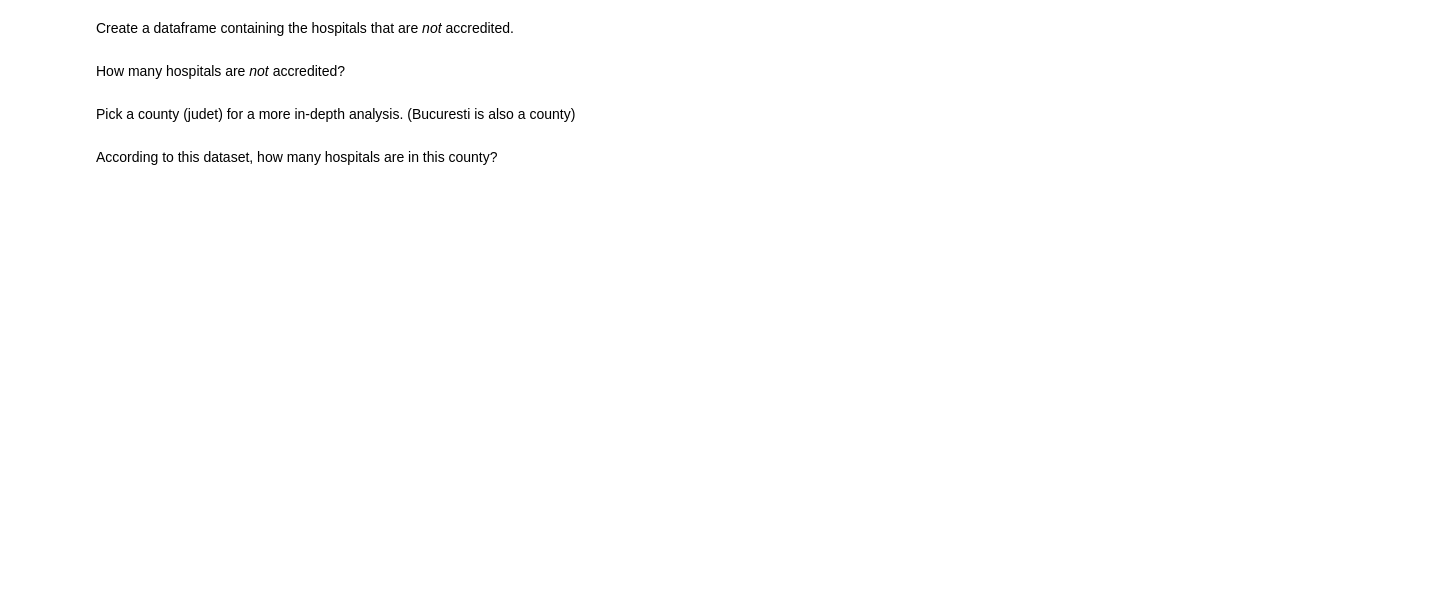
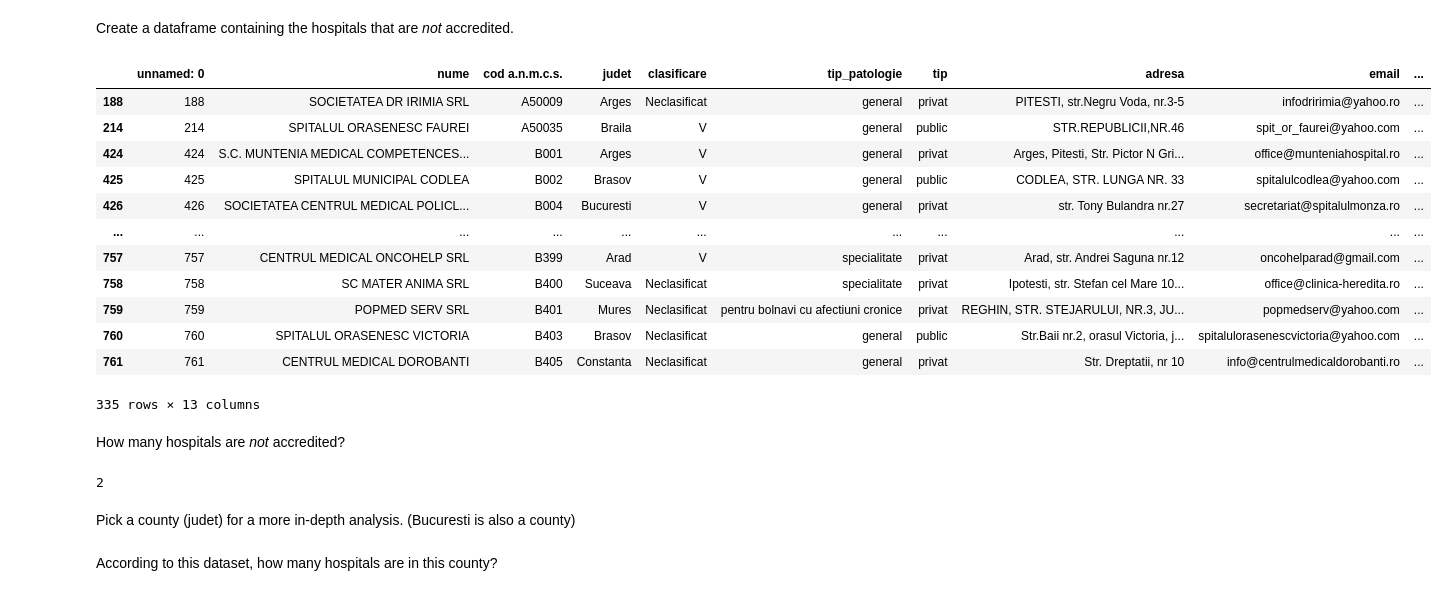
Before and after one commit to autrefois/bootcamp, a Jupyter notebook: 2022/python_workshop/notebooks/10_test.ipynb, the cells around one changed output. Cells and saved outputs as stored; diff of their text form; code cells hidden in the pictures; blank space fills up the shorter version.

```diff
--- a/2022/python_workshop/notebooks/10_test.ipynb
+++ b/2022/python_workshop/notebooks/10_test.ipynb
@@ -98,7 +201,30 @@ Inspect the values in the `acreditare_i` column + print them.
 # %% [markdown]
 Create a dataframe containing the hospitals that are *not* accredited.
+# %%
+# hospitals.head()
+hospitals[hospitals['acreditare_i'] != 'Acreditat']
+# %% [output]
+|  | unnamed: 0 | nume | cod a.n.m.c.s. | judet | clasificare | tip_patologie | tip | adresa | email | ... |
+| 188 | 188 | SOCIETATEA DR IRIMIA SRL | A50009 | Arges | Neclasificat | general | privat | PITESTI, str.Negru Voda, nr.3-5 | infodririmia@yahoo.ro | ... |
+| 214 | 214 | SPITALUL ORASENESC FAUREI | A50035 | Braila | V | general | public | STR.REPUBLICII,NR.46 | spit_or_faurei@yahoo.com | ... |
+| 424 | 424 | S.C. MUNTENIA MEDICAL COMPETENCES... | B001 | Arges | V | general | privat | Arges, Pitesti, Str. Pictor N Gri... | office@munteniahospital.ro | ... |
+| 425 | 425 | SPITALUL MUNICIPAL CODLEA | B002 | Brasov | V | general | public | CODLEA, STR. LUNGA NR. 33 | spitalulcodlea@yahoo.com | ... |
+| 426 | 426 | SOCIETATEA CENTRUL MEDICAL POLICL... | B004 | Bucuresti | V | general | privat | str. Tony Bulandra nr.27 | secretariat@spitalulmonza.ro | ... |
+| ... | ... | ... | ... | ... | ... | ... | ... | ... | ... | ... |
+| 757 | 757 | CENTRUL MEDICAL ONCOHELP SRL | B399 | Arad | V | specialitate | privat | Arad, str. Andrei Saguna nr.12 | oncohelparad@gmail.com | ... |
+| 758 | 758 | SC MATER ANIMA SRL | B400 | Suceava | Neclasificat | specialitate | privat | Ipotesti, str. Stefan cel Mare 10... | office@clinica-heredita.ro | ... |
+| 759 | 759 | POPMED SERV SRL | B401 | Mures | Neclasificat | pentru bolnavi cu afectiuni cronice | privat | REGHIN, STR. STEJARULUI, NR.3, JU... | popmedserv@yahoo.com | ... |
+| 760 | 760 | SPITALUL ORASENESC VICTORIA | B403 | Brasov | Neclasificat | general | public | Str.Baii nr.2, orasul Victoria, j... | spitalulorasenescvictoria@yahoo.com | ... |
+| 761 | 761 | CENTRUL MEDICAL DOROBANTI | B405 | Constanta | Neclasificat | general | privat | Str. Dreptatii, nr 10 | info@centrulmedicaldorobanti.ro | ... |
+335 rows × 13 columns
 # %% [markdown]
 How many hospitals are *not* accredited?
+# %%
+# hospitals.head()
+
+hospitals[hospitals['acreditare_i'] == 'Neacreditat'].count()['nume']
+# %% [output]
+2
 # %% [markdown]
 Pick a county (judet) for a more in-depth analysis.
 (Bucuresti is also a county)
```
Also changed, not shown: parts of 23 cells of this notebook, 2 other files.
